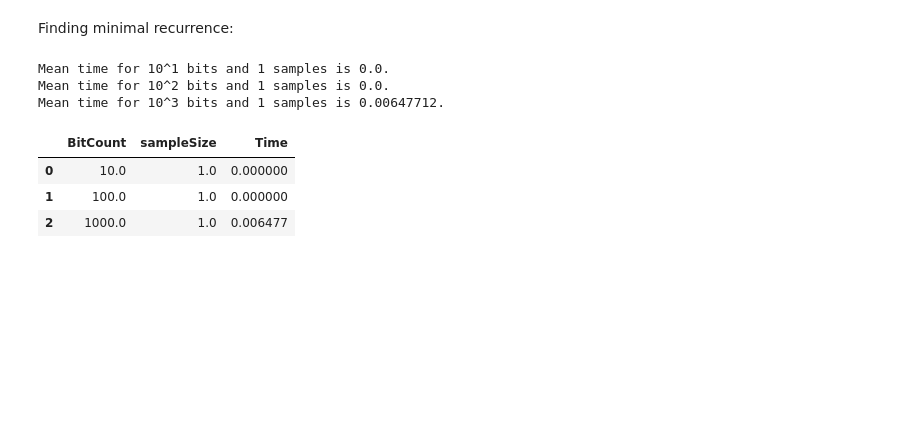
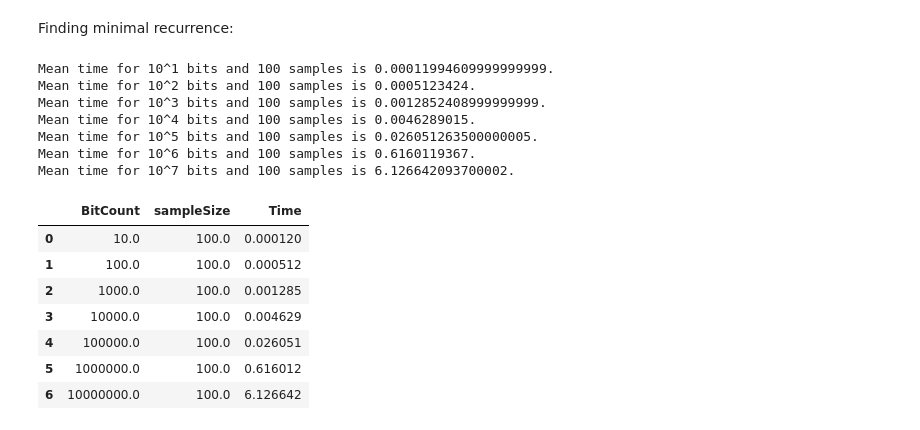
Before and after one commit to Tartertx/LFSR-Research, a Jupyter notebook: algorithm.ipynb, the cells around one changed output. Drawn from its saved outputs; the diff is of its cells as text; code cells hidden in the pictures; blank space fills up the shorter version.

```diff
--- a/algorithm.ipynb
+++ b/algorithm.ipynb
@@ -34,7 +34,7 @@ def backTest(upper):
 
     for i in range(upper-1):
         digitLength = 10**(i+1)
-        sampleSize = 1
+        sampleSize = 100
 
         tests = pd.DataFrame(columns=['Test Case', 'Reccurence', 'Solution', 'Solution Length', 'True Length', 'Test Case Length', 'Works?', 'Time']) #initialize the dataframe
         for k in range(sampleSize): #generate the test cases
@@ -49,40 +49,48 @@ def backTest(upper):
                     factors += [n/(j+1)]
             options = {}
             for i in range(len(factors)-1,0,-1): ####O(log(n))
                 rec = sequence[int(n - factors[i]):n] #isolate the recurrence
                 trial = f'{rec}'*int(n//factors[i]) #concat to make the trial
                 if trial == str(tests.loc[l,'Test Case']): #tests if the trial works
                     options.update({len(rec):rec})
             return options[min(options)]
 
         l = 0
         for sequence in testList:
             start = time.time()
             tests.loc[l,'Solution'] = decode(sequence,tests,l)
             end = time.time()
             tests.loc[l,'Time'] = round(end - start,8)#log time for complexity
             tests.loc[l,'Solution Length'] = len(str(tests.loc[l,'Solution']))
             tests.loc[l,'True Length'] = len(tests.loc[l,'Reccurence'])
             tests.loc[l,'Test Case Length'] = len(tests.loc[l,'Test Case'])
             if tests.loc[l,'Reccurence'] == tests.loc[l,'Solution']:
                 tests.loc[l,'Works?'] = 1
             l += 1
 
         # display(tests)
         out.loc[i]=[digitLength, sampleSize, np.mean(tests['Time'])]
         print(f'Mean time for {10}^{i+1} bits and {sampleSize} samples is {np.mean(tests['Time'])}.')
     return out
 
-out = backTest(4)
+out = backTest(8)
 display(out)
 # %% [output]
-Mean time for 10^1 bits and 1 samples is 0.0.
-Mean time for 10^2 bits and 1 samples is 0.0.
-Mean time for 10^3 bits and 1 samples is 0.00647712.
+Mean time for 10^1 bits and 100 samples is 0.00011994609999999999.
+Mean time for 10^2 bits and 100 samples is 0.0005123424.
+Mean time for 10^3 bits and 100 samples is 0.0012852408999999999.
+Mean time for 10^4 bits and 100 samples is 0.0046289015.
+Mean time for 10^5 bits and 100 samples is 0.026051263500000005.
+Mean time for 10^6 bits and 100 samples is 0.6160119367.
+Mean time for 10^7 bits and 100 samples is 6.126642093700002.
 |  | BitCount | sampleSize | Time |
-| 0 | 10.0 | 1.0 | 0.000000 |
-| 1 | 100.0 | 1.0 | 0.000000 |
-| 2 | 1000.0 | 1.0 | 0.006477 |
+| 0 | 10.0 | 100.0 | 0.000120 |
+| 1 | 100.0 | 100.0 | 0.000512 |
+| 2 | 1000.0 | 100.0 | 0.001285 |
+| 3 | 10000.0 | 100.0 | 0.004629 |
+| 4 | 100000.0 | 100.0 | 0.026051 |
+| 5 | 1000000.0 | 100.0 | 0.616012 |
+| 6 | 10000000.0 | 100.0 | 6.126642 |
 # %%
 import matplotlib.pyplot as plt
 
```
Also changed, not shown: parts of 2 cells of this notebook, 7 other files.
